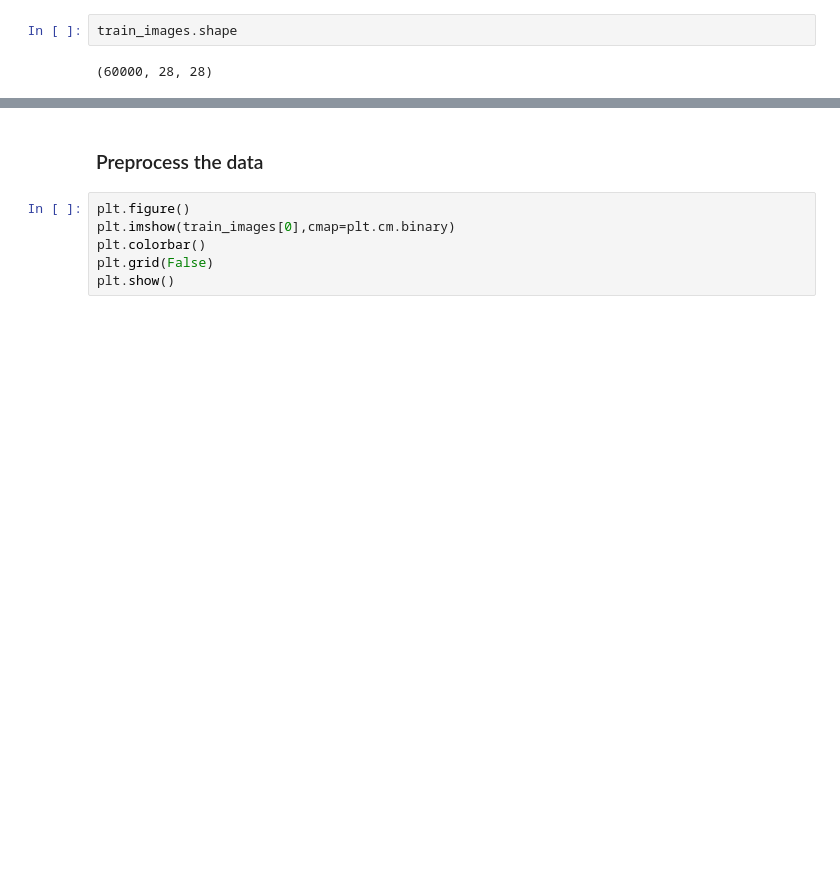
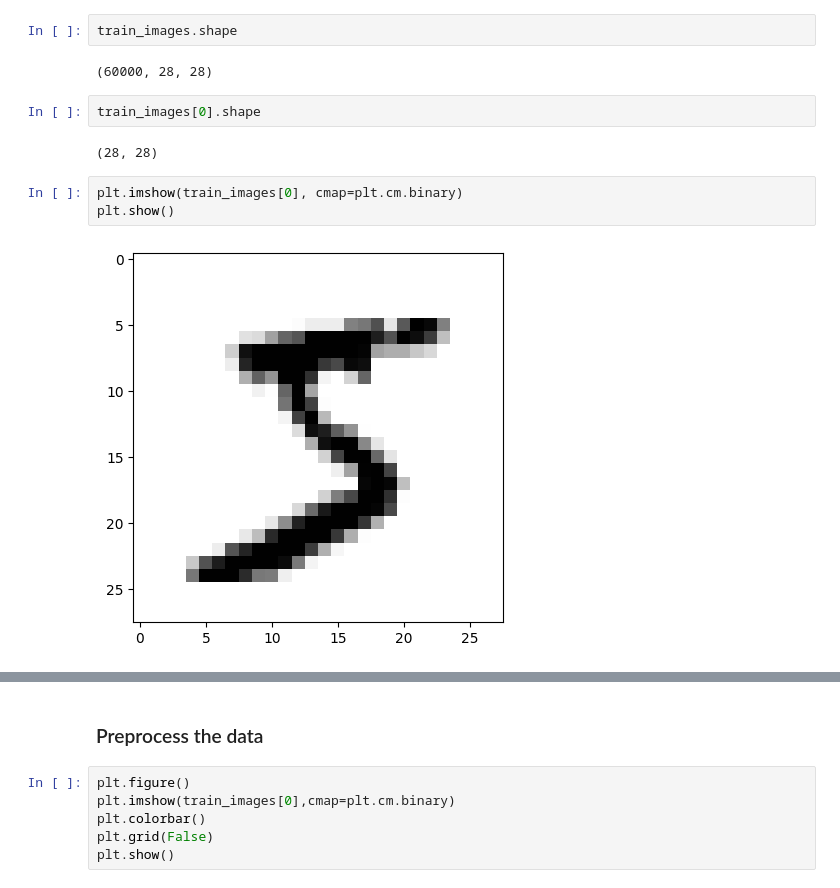
Before and after one commit to nata11/icm-csdi-ml-dl-course, a Jupyter notebook: session05/mnist.ipynb, the cells around one changed output, grey strips where cells are left out. Drawn from its saved outputs; the diff is of its cells as text; blank space fills up the shorter version.

```diff
--- a/session05/mnist.ipynb
+++ b/session05/mnist.ipynb
@@ -25,5 +29,14 @@ class_names = ['zero', 'one', 'two', 'three', 'four',
 train_images.shape
 # %% [output]
 (60000, 28, 28)
+# %%
+train_images[0].shape
+# %% [output]
+(28, 28)
+# %%
+plt.imshow(train_images[0], cmap=plt.cm.binary)
+plt.show()
+# %% [output]
+[figure, added]
 # %%
 train_labels
```
Also changed, not shown: parts of 27 cells of this notebook, 5 other files.
